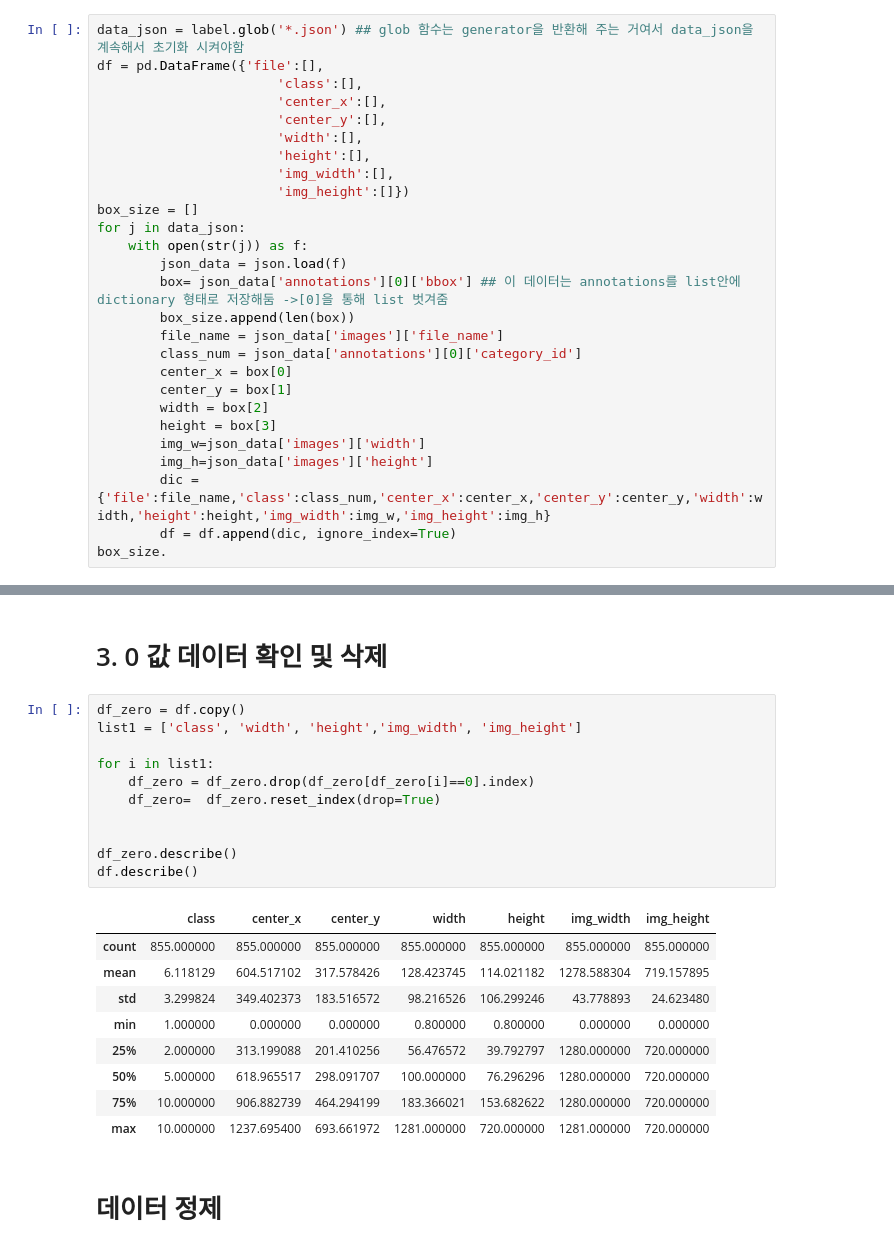
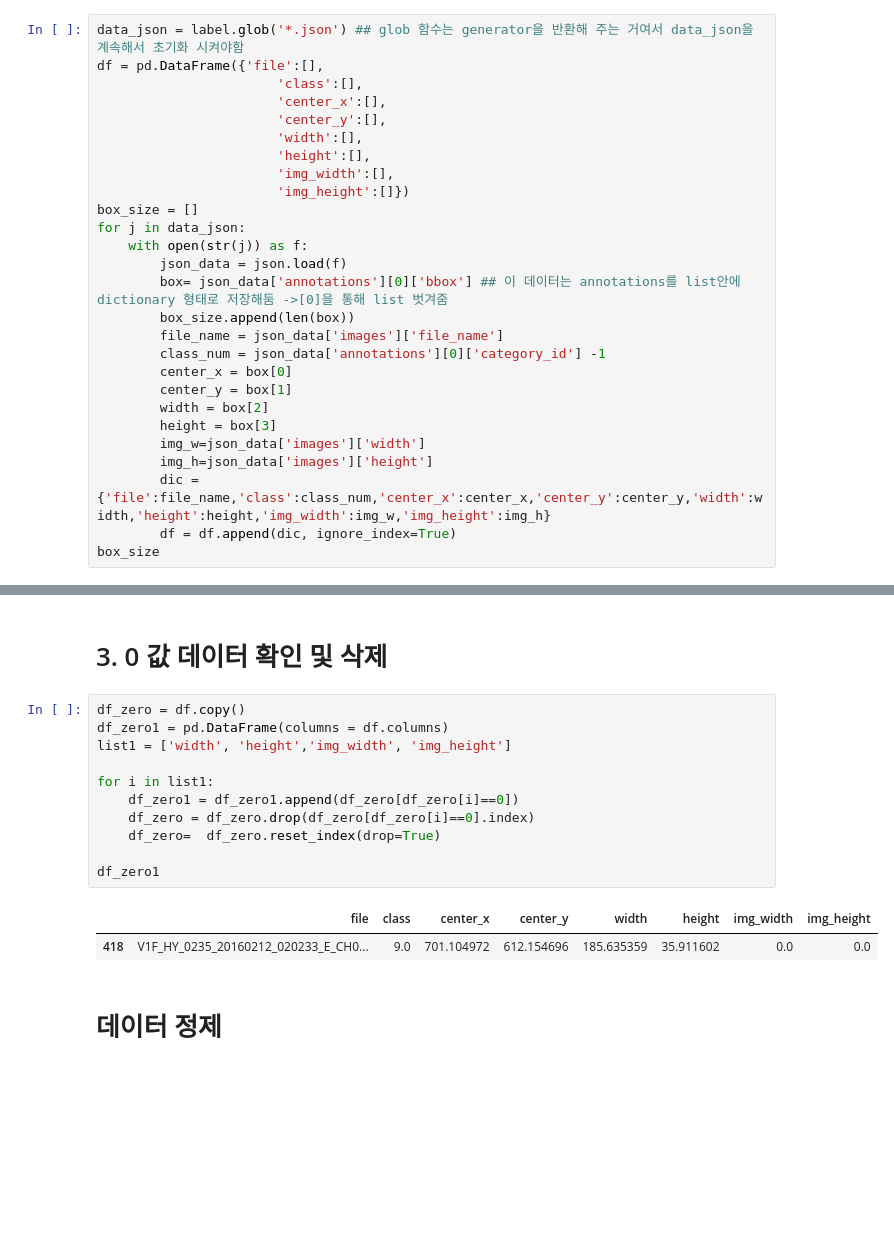
Before and after one commit to Kong-kyeongeun/Damion, a Jupyter notebook: project/YOLO/Code/pretreatment.ipynb, the cells around one changed output, grey strips where cells are left out. Saved outputs shown, nothing was run; the diff lists cells and outputs as text; blank space fills up the shorter version.

```diff
--- a/project/YOLO/Code/pretreatment.ipynb
+++ b/project/YOLO/Code/pretreatment.ipynb
@@ -88,7 +88,7 @@ for j in data_json:
         box= json_data['annotations'][0]['bbox'] ## 이 데이터는 annotations를 list안에 dictionary 형태로 저장해둠 ->[0]을 통해 list 벗겨줌
         box_size.append(len(box))
         file_name = json_data['images']['file_name']
-        class_num = json_data['annotations'][0]['category_id']
+        class_num = json_data['annotations'][0]['category_id'] -1
         center_x = box[0]
         center_y = box[1]
         width = box[2]
@@ -97,7 +97,7 @@ for j in data_json:
         img_h=json_data['images']['height']
         dic = {'file':file_name,'class':class_num,'center_x':center_x,'center_y':center_y,'width':width,'height':height,'img_width':img_w,'img_height':img_h}
         df = df.append(dic, ignore_index=True)
-box_size.
+box_size
 # %% [output]
 [4,
  4,
@@ -146,25 +146,18 @@ dtype: int64
 # 3. 0 값 데이터 확인 및 삭제
 # %%
 df_zero = df.copy()
-list1 = ['class', 'width', 'height','img_width', 'img_height']
+df_zero1 = pd.DataFrame(columns = df.columns)
+list1 = ['width', 'height','img_width', 'img_height']
 
 for i in list1:
+    df_zero1 = df_zero1.append(df_zero[df_zero[i]==0])
     df_zero = df_zero.drop(df_zero[df_zero[i]==0].index)
     df_zero=  df_zero.reset_index(drop=True)
 
-
-df_zero.describe()
-df.describe()
+df_zero1
 # %% [output]
-|  | class | center_x | center_y | width | height | img_width | img_height |
-| count | 855.000000 | 855.000000 | 855.000000 | 855.000000 | 855.000000 | 855.000000 | 855.000000 |
-| mean | 6.118129 | 604.517102 | 317.578426 | 128.423745 | 114.021182 | 1278.588304 | 719.157895 |
-| std | 3.299824 | 349.402373 | 183.516572 | 98.216526 | 106.299246 | 43.778893 | 24.623480 |
-| min | 1.000000 | 0.000000 | 0.000000 | 0.800000 | 0.800000 | 0.000000 | 0.000000 |
-| 25% | 2.000000 | 313.199088 | 201.410256 | 56.476572 | 39.792797 | 1280.000000 | 720.000000 |
-| 50% | 5.000000 | 618.965517 | 298.091707 | 100.000000 | 76.296296 | 1280.000000 | 720.000000 |
-| 75% | 10.000000 | 906.882739 | 464.294199 | 183.366021 | 153.682622 | 1280.000000 | 720.000000 |
-| max | 10.000000 | 1237.695400 | 693.661972 | 1281.000000 | 720.000000 | 1281.000000 | 720.000000 |
+|  | file | class | center_x | center_y | width | height | img_width | img_height |
+| 418 | V1F_HY_0235_20160212_020233_E_CH0... | 9.0 | 701.104972 | 612.154696 | 185.635359 | 35.911602 | 0.0 | 0.0 |
 # %% [markdown]
 # 데이터 정제
 # %%
```
Also changed, not shown: parts of 2 cells of this notebook, 8 other files.
